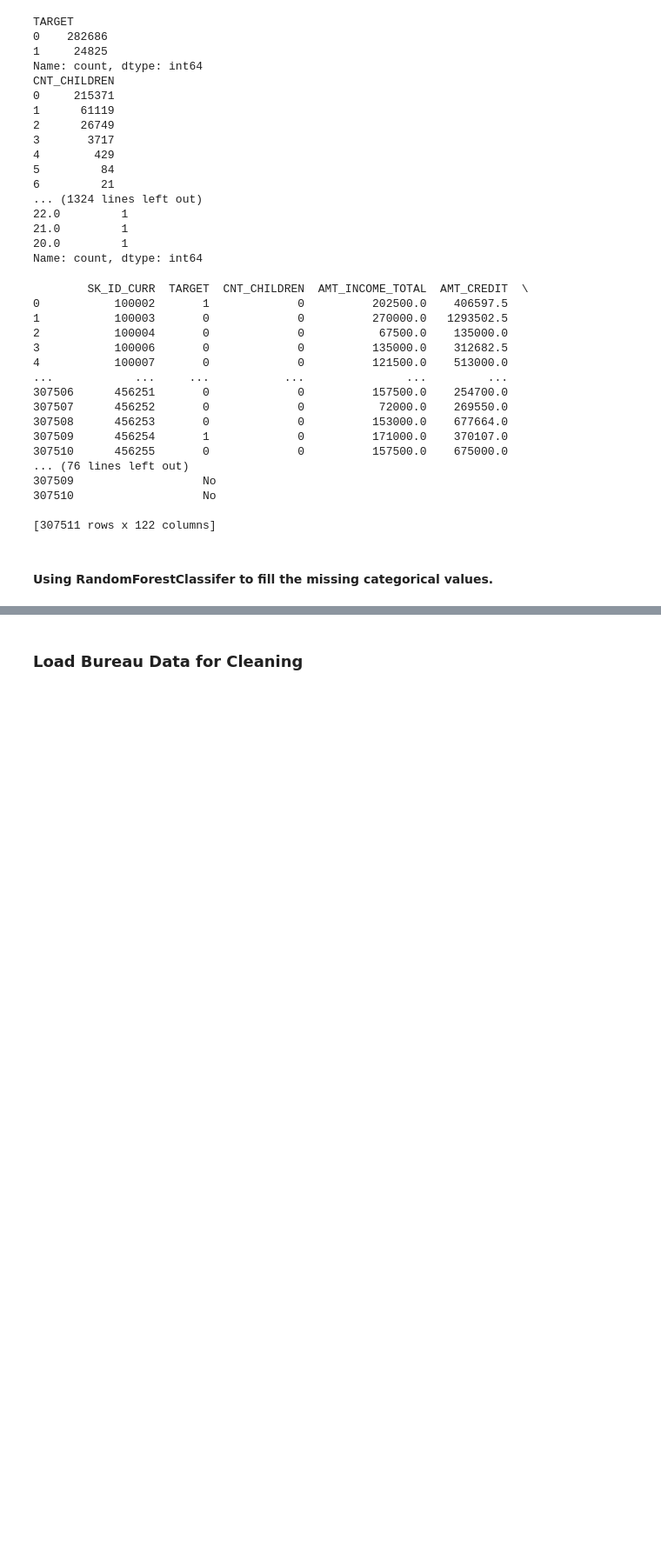
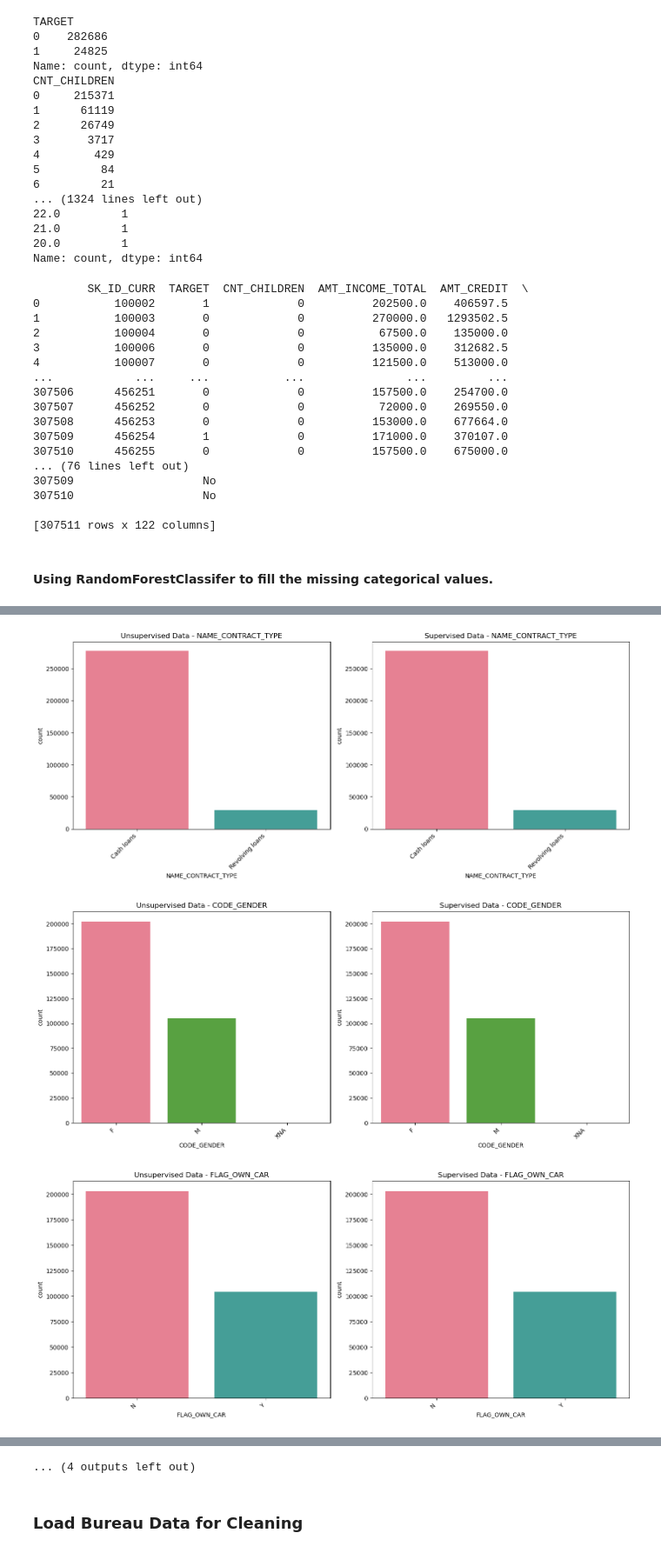
Before and after one commit to muhkashiff/Extract_transform_load_EDA_Home_credit, a Jupyter notebook: home_credit_data_cleaning.ipynb, the cells around one changed output, grey strips where cells are left out. Shown at 87% size. Cells and saved outputs as stored; diff of their text form; code cells hidden in the pictures; blank space fills up the shorter version.

Commit message:
unsupervised

```diff
--- a/home_credit_data_cleaning.ipynb
+++ b/home_credit_data_cleaning.ipynb
@@ -338,0 +358,9 @@ Number of missing values after filling: 0
+# %%
+# Inspect NaN values in categorical columns
+# Loop through each categorical column
+for column in df_filled.columns:
+    # Skip SK_ID_CURR
+    if column == 'SK_ID_CURR':
+        continue
+    # Print value counts for the current column
+    print(df_filled[column].value_counts(dropna=False))
@@ -341,0 +474,9 @@ application_train_cleaned = df_filled.to_csv('application_trained_cleaned.csv',i
+# %%
+# Inspect NaN values in categorical columns
+# Loop through each categorical column
+for column in df_filled_unsupervised.columns:
+    # Skip SK_ID_CURR
+    if column == 'SK_ID_CURR':
+        continue
+    # Print value counts for the current column
+    print(df_filled_unsupervised[column].value_counts(dropna=False))
@@ -341,0 +501,49 @@ application_train_cleaned = df_filled.to_csv('application_trained_cleaned.csv',i
+# %%
+import matplotlib.pyplot as plt
+import seaborn as sns
+import numpy as np
+
+# Function to create a comparative bar chart with different colors for each bar
+def create_comparative_bar_chart(unsupervised_data, supervised_data, column_name):
+    plt.figure(figsize=(14, 6))
+
+    # Get unique values from both uncleaned and predicted data
+    unique_values = np.unique(np.concatenate([unsupervised_data.dropna(), supervised_data.dropna()]))
+
+    # Set up a color palette with a different color for each unique value
+    palette = sns.color_palette("husl", n_colors=len(unique_values))
+
+    # Plot uncleaned data
+    plt.subplot(1, 2, 1)
+    sns.countplot(x=unsupervised_data, order=supervised_data.value_counts().index, palette=palette)
+    plt.title(f'Unsupervised Data - {column_name}')
+    plt.xticks(rotation=45, ha='right')
+
+    # Plot predicted data
+    plt.subplot(1, 2, 2)
+    sns.countplot(x=supervised_data, order=supervised_data.value_counts().index, palette=palette)
+    plt.title(f'Supervised Data - {column_name}')
+    plt.xticks(rotation=45, ha='right')
+
+    plt.tight_layout()
+    plt.show()
+
+# List of categorical columns to create bar charts
+categorical_columns = [
+    'NAME_CONTRACT_TYPE', 'CODE_GENDER', 'FLAG_OWN_CAR', 'FLAG_OWN_REALTY',
+    'NAME_TYPE_SUITE', 'NAME_INCOME_TYPE', 'NAME_EDUCATION_TYPE',
+    'NAME_FAMILY_STATUS', 'NAME_HOUSING_TYPE', 'OCCUPATION_TYPE',
+    'WEEKDAY_APPR_PROCESS_START', 'ORGANIZATION_TYPE', 'FONDKAPREMONT_MODE',
+    'HOUSETYPE_MODE', 'WALLSMATERIAL_MODE', 'EMERGENCYSTATE_MODE'
+]
+
+# Create bar charts for each categorical column
+for column in categorical_columns:
+    unsupervised_values = df_filled_unsupervised[column]
+    supervised_values = df_filled[column]
+
+    create_comparative_bar_chart(unsupervised_values, supervised_values, column)
+# %% [output]
+[figure, added]
+[figure, added]
+[figure, added]
@@ -342,3 +559,4 @@ application_train_cleaned = df_filled.to_csv('application_trained_cleaned.csv',i
+... (4 outputs left out)
 # %% [markdown]
 ### Load Bureau Data for Cleaning
 # %%
```
Also changed, not shown: parts of 9 cells of this notebook.
